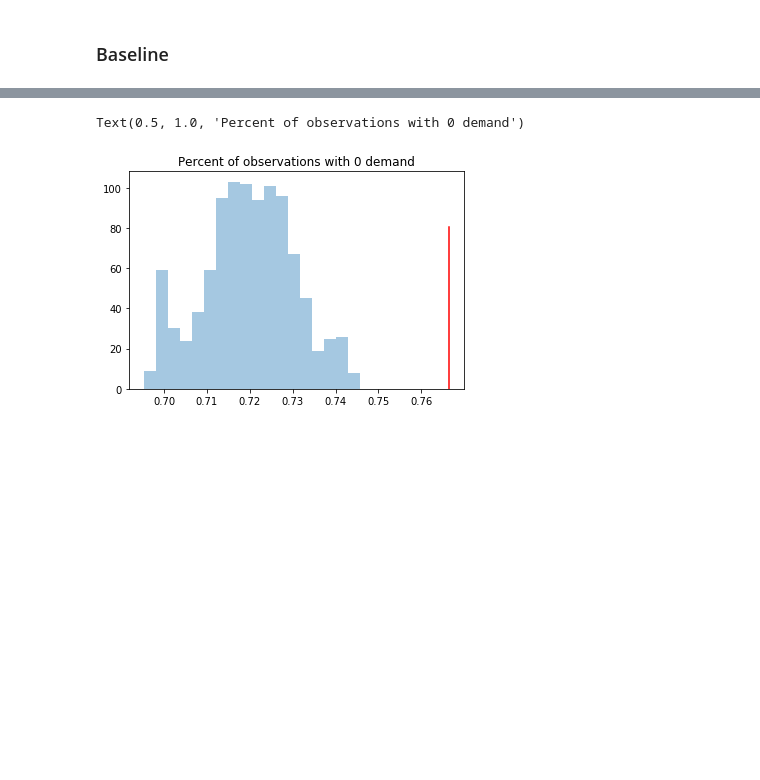
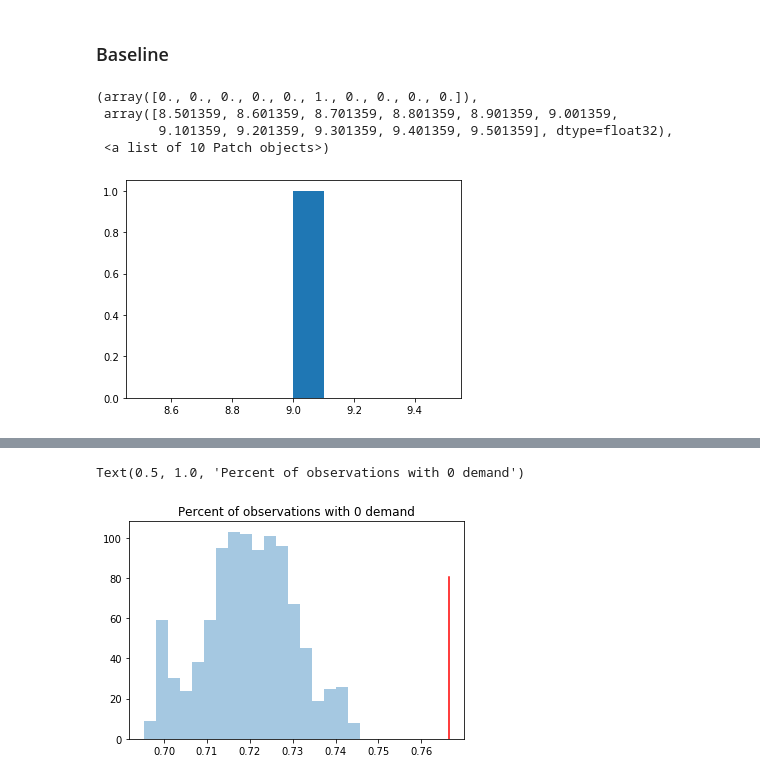
Before and after one commit to ssharpe42/probprog-finalproject, a Jupyter notebook: notebooks/Model Comparison.ipynb, the cells around one changed output, grey strips where cells are left out. Cells and saved outputs as stored; diff of their text form; code cells hidden in the pictures; blank space fills up the shorter version.

```diff
--- a/notebooks/Model Comparison.ipynb
+++ b/notebooks/Model Comparison.ipynb
@@ -30,5 +30,13 @@ post_samples_base = posterior_samples(
     b.wrapped_model,
     svi_posterior_baseline,
     b_data,
-    ['prediction'],
+    ['obs','prediction'],
     num_samples=1000)
+# %%
+plt.hist(post_samples_base[:,1,:].max())
+# %% [output]
+(array([0., 0., 0., 0., 0., 1., 0., 0., 0., 0.]),
+ array([8.501359, 8.601359, 8.701359, 8.801359, 8.901359, 9.001359,
+        9.101359, 9.201359, 9.301359, 9.401359, 9.501359], dtype=float32),
+ <a list of 10 Patch objects>)
+[figure, added]
```
Also changed, not shown: parts of 1 cell of this notebook, 2 other files.
